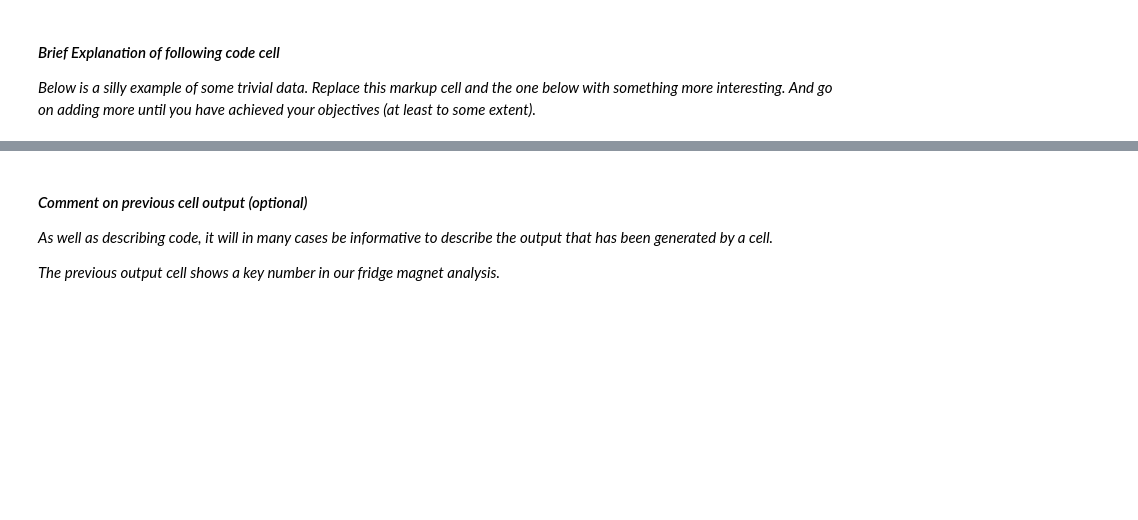
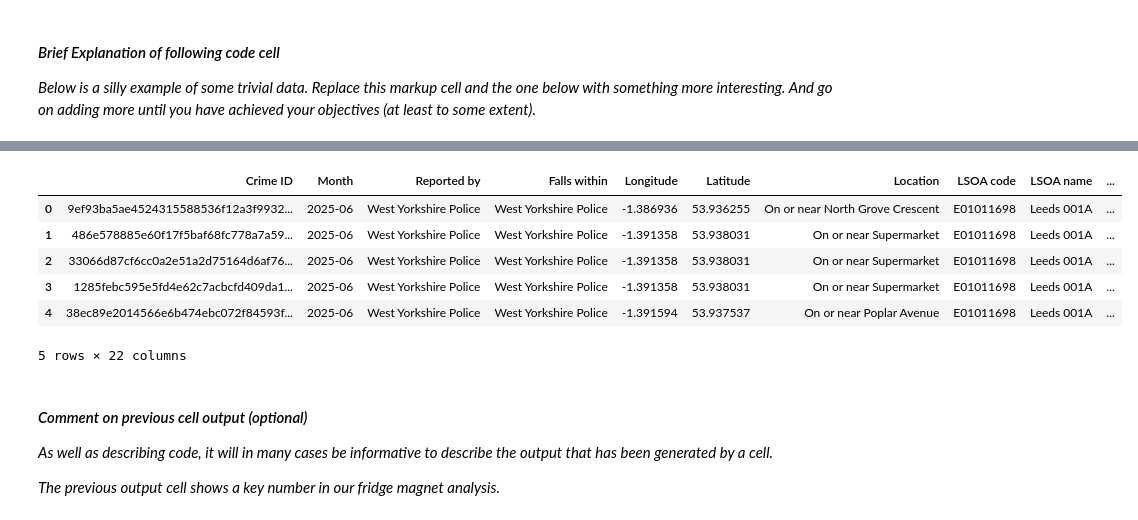
Before and after one commit to nilavans/leeds-crime-patterns, a Jupyter notebook: group_project.ipynb, the cells around one changed output, grey strips where cells are left out. Saved outputs shown, nothing was run; the diff lists cells and outputs as text; code cells hidden in the pictures; blank space fills up the shorter version.

Commit message:
PDS-01 added data collection & preparation logic

```diff
--- a/group_project.ipynb
+++ b/group_project.ipynb
@@ -224,0 +214,12 @@ The total number of fridge magnets is: 66
+# %%
+# Source Data
+SOURCE_CSV_PATTERN = "data/west-yorkshire-police-data/**/*.csv"
+SHAPEFILE_PATH = "data/ward-boundary-uk/WD_DEC_2023_UK_BFE.shp"
+LOOKUP_PATH = "data/Ward_to_Local_Authority_District_(December_2023)_Lookup_in_the_United_Kingdom.csv"
+
+# Processed Checkpoints
+MERGED_CSV_PATH = "data/merged_west_yorkshire_street.csv"
+LEEDS_WARDS_PATH = "data/leeds_wards.shp"
+
+# Final Main Dataset
+MAIN_DATA_PATH = "data/leeds_crime_data.gpkg"
@@ -224,0 +317,27 @@ The total number of fridge magnets is: 66
+# %%
+# Converts a crime DataFrame to a GeoDataFrame and aligns its CRS.
+def convert_crime_to_geodataframe(df_crimes: pd.DataFrame, gdf_leeds_wards: gpd.GeoDataFrame) -> gpd.GeoDataFrame:
+    print("Converting crime data to GeoDataFrame...")
+    gdf_crimes = gpd.GeoDataFrame(
+        df_crimes, geometry=gpd.points_from_xy(df_crimes["Longitude"], df_crimes["Latitude"]), crs="EPSG:4326"
+    )
+    print(f"Aligning CRS to {gdf_leeds_wards.crs}...")
+    gdf_crimes = gdf_crimes.to_crs(gdf_leeds_wards.crs)
+    return gdf_crimes
+# %%
+# Performs an inner spatial join to filter crimes within Leeds wards.
+def perform_spatial_join(gdf_crimes: gpd.GeoDataFrame, gdf_leeds_wards: gpd.GeoDataFrame) -> gpd.GeoDataFrame:
+    print("Performing spatial join (this may take a minute)...")
+    original_crime_count = len(gdf_crimes)
+
+    gdf_leeds_crimes = gpd.sjoin(gdf_crimes, gdf_leeds_wards, how="inner", predicate="within")
+
+    print(f"Join complete. Filtered {original_crime_count} crimes down to {len(gdf_leeds_crimes)} (Leeds only).")
+    return gdf_leeds_crimes
+# %%
+# Saves the final GeoDataFrame to a GeoPackage.
+def save_leeds_crime(gdf: gpd.GeoDataFrame, destination_file: str) -> None:
+    print(f"Saving master dataset to: {destination_file}")
+    gdf.to_file(destination_file, driver="GPKG")
+
+    print("--- Pipeline complete. Main dataset created. ---")
@@ -225,3 +414,13 @@ The total number of fridge magnets is: 66
+# %%
+gdf_leeds_crimes.head()
+# %% [output]
+|  | Crime ID | Month | Reported by | Falls within | Longitude | Latitude | Location | LSOA code | LSOA name | ... |
+| 0 | 9ef93ba5ae4524315588536f12a3f9932... | 2025-06 | West Yorkshire Police | West Yorkshire Police | -1.386936 | 53.936255 | On or near North Grove Crescent | E01011698 | Leeds 001A | ... |
+| 1 | 486e578885e60f17f5baf68fc778a7a59... | 2025-06 | West Yorkshire Police | West Yorkshire Police | -1.391358 | 53.938031 | On or near Supermarket | E01011698 | Leeds 001A | ... |
+| 2 | 33066d87cf6cc0a2e51a2d75164d6af76... | 2025-06 | West Yorkshire Police | West Yorkshire Police | -1.391358 | 53.938031 | On or near Supermarket | E01011698 | Leeds 001A | ... |
+| 3 | 1285febc595e5fd4e62c7acbcfd409da1... | 2025-06 | West Yorkshire Police | West Yorkshire Police | -1.391358 | 53.938031 | On or near Supermarket | E01011698 | Leeds 001A | ... |
+| 4 | 38ec89e2014566e6b474ebc072f84593f... | 2025-06 | West Yorkshire Police | West Yorkshire Police | -1.391594 | 53.937537 | On or near Poplar Avenue | E01011698 | Leeds 001A | ... |
+5 rows × 22 columns
 # %% [markdown]
 #### _Comment on previous cell output (optional)_
 
```
Also changed, not shown: parts of 11 cells of this notebook, 1 other file.
